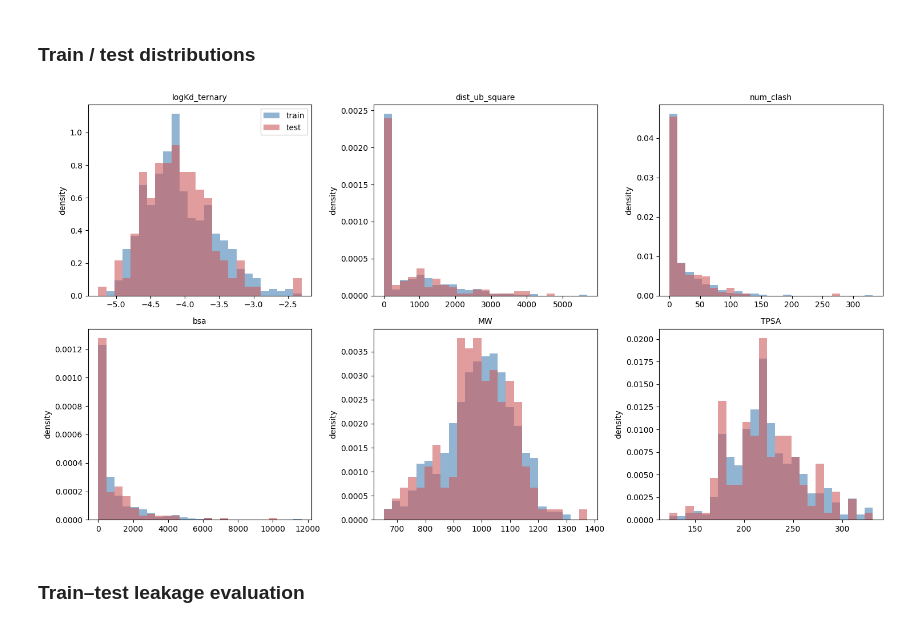
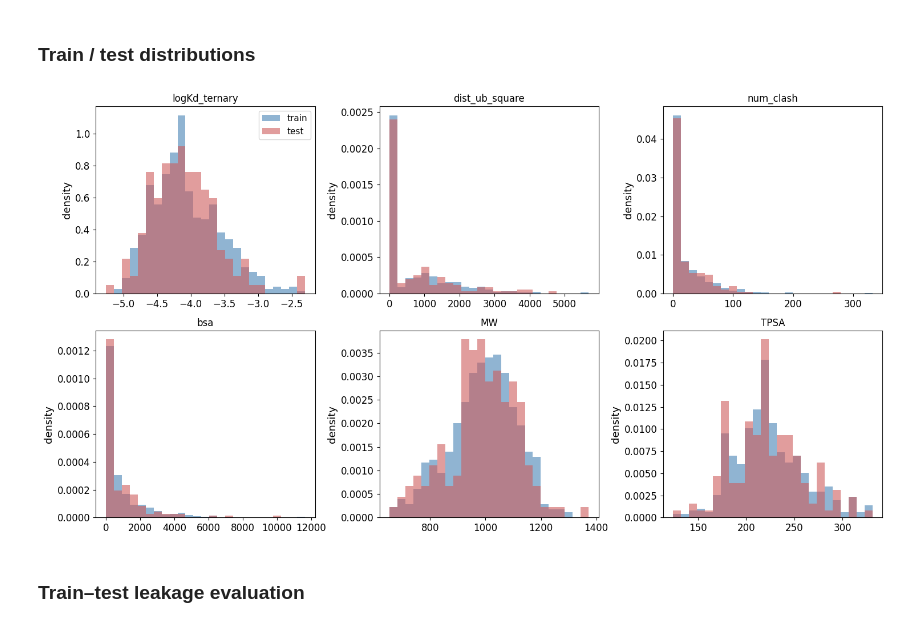
Before and after one commit to alchemistcai/PotentialLinker, a Jupyter notebook: precompute.ipynb, the cells around one changed output. Cells and saved outputs as stored; diff of their text form; code cells hidden in the pictures.

```diff
--- a/precompute.ipynb
+++ b/precompute.ipynb
@@ -266,8 +267,9 @@ corr=test_df[['lgKd_ternary', 'lg_alpha', 'dist_ub_square', 'num_clash', 'bsa']]
 # the figures label the affinity terms `log...` instead of the `lg...` column names
 corr=corr.rename(index={'lgKd_ternary':'logKd_ternary','lg_alpha':'log_alpha'},columns={'lgKd_ternary':'logKd_ternary','lg_alpha':'log_alpha'})
 plt.figure(figsize=(5, 5))
-ax=sns.heatmap(corr, annot=True, cmap='coolwarm')
+ax=sns.heatmap(corr, annot=True, cmap='coolwarm', annot_kws={'size':11})
 ax.set_xticklabels(ax.get_xticklabels(),rotation=45,ha='right');
+ax.tick_params(axis='both',labelsize=12)
 ax.set_aspect('equal')
 plt.savefig('pics/features.png',dpi=600,bbox_inches='tight')
 # %% [output]
@@ -516,8 +520,9 @@ for ax,col in zip(axes.ravel(),descriptor_cols):
     else:
         ax.hist(values,bins=25,color='steelblue',alpha=0.85)
     ax.axvline(values.median(),color='red',linestyle='--',linewidth=1.2)
-    ax.set_title('%s: %.4g-%.4g, median %.4g'%(linker_labels.get(col,col),values.min(),values.max(),values.median()),fontsize=9)
-    ax.set_ylabel('records')
+    ax.set_title('%s: %.4g-%.4g, median %.4g'%(linker_labels.get(col,col),values.min(),values.max(),values.median()),fontsize=12)
+    ax.set_ylabel('records',fontsize=13)
+    ax.tick_params(axis='both',labelsize=12)
 plt.tight_layout()
 plt.savefig('pics/protac_descriptors.png',dpi=600,bbox_inches='tight')
 plt.show()
@@ -608,9 +614,10 @@ fig,ax=plt.subplots(figsize=(6.5,4))
 ax.hist(mces_similarity,bins=40,color='steelblue',alpha=0.85)
 ax.axvline(mces_similarity.mean(),color='red',linestyle='--',linewidth=1.5,label='mean %.3f'%mces_similarity.mean())
 ax.axvline(np.median(mces_similarity),color='black',linestyle=':',linewidth=1.2,label='median %.3f'%np.median(mces_similarity))
-ax.set_xlabel('RASCAL MCES similarity')
-ax.set_ylabel('pairs')
-ax.legend(fontsize=8)
+ax.set_xlabel('RASCAL MCES similarity',fontsize=13)
+ax.set_ylabel('pairs',fontsize=13)
+ax.legend(fontsize=11)
+ax.tick_params(axis='both',labelsize=12)
 
 plt.tight_layout()
 plt.savefig('pics/linker_mces.png',dpi=600,bbox_inches='tight')
@@ -625,22 +632,23 @@ plt.show()
 # %%
 import matplotlib.pyplot as plt
 
 train_part=diversity_df[diversity_df['split']=='train']
 test_part=diversity_df[diversity_df['split']=='test']
 plot_cols=['lgKd_ternary','dist_ub_square','num_clash','bsa','MW','TPSA']
 fig,axes=plt.subplots(2,3,figsize=(15,8))
 for ax,col in zip(axes.ravel(),plot_cols):
     bins=np.histogram_bin_edges(diversity_df[col],bins=25)
     ax.hist(train_part[col],bins=bins,density=True,alpha=0.6,label='train',color='steelblue')
     ax.hist(test_part[col],bins=bins,density=True,alpha=0.6,label='test',color='indianred')
-    ax.set_title(plot_label(col),fontsize=10)
-    ax.set_ylabel('density')
-axes[0,0].legend()
+    ax.set_title(plot_label(col),fontsize=12)
+    ax.set_ylabel('density',fontsize=13)
+    ax.tick_params(axis='both',labelsize=12)
+axes[0,0].legend(fontsize=11)
 plt.tight_layout()
 plt.savefig('pics/train_test_distributions.png',dpi=600,bbox_inches='tight')
 plt.show()
 # %% [output]
-[figure, old version]
+[figure, new version]
 # %% [markdown]
 ### Train–test leakage evaluation
 # %%
```
Also changed, not shown: parts of 6 cells of this notebook, 18 other files.
